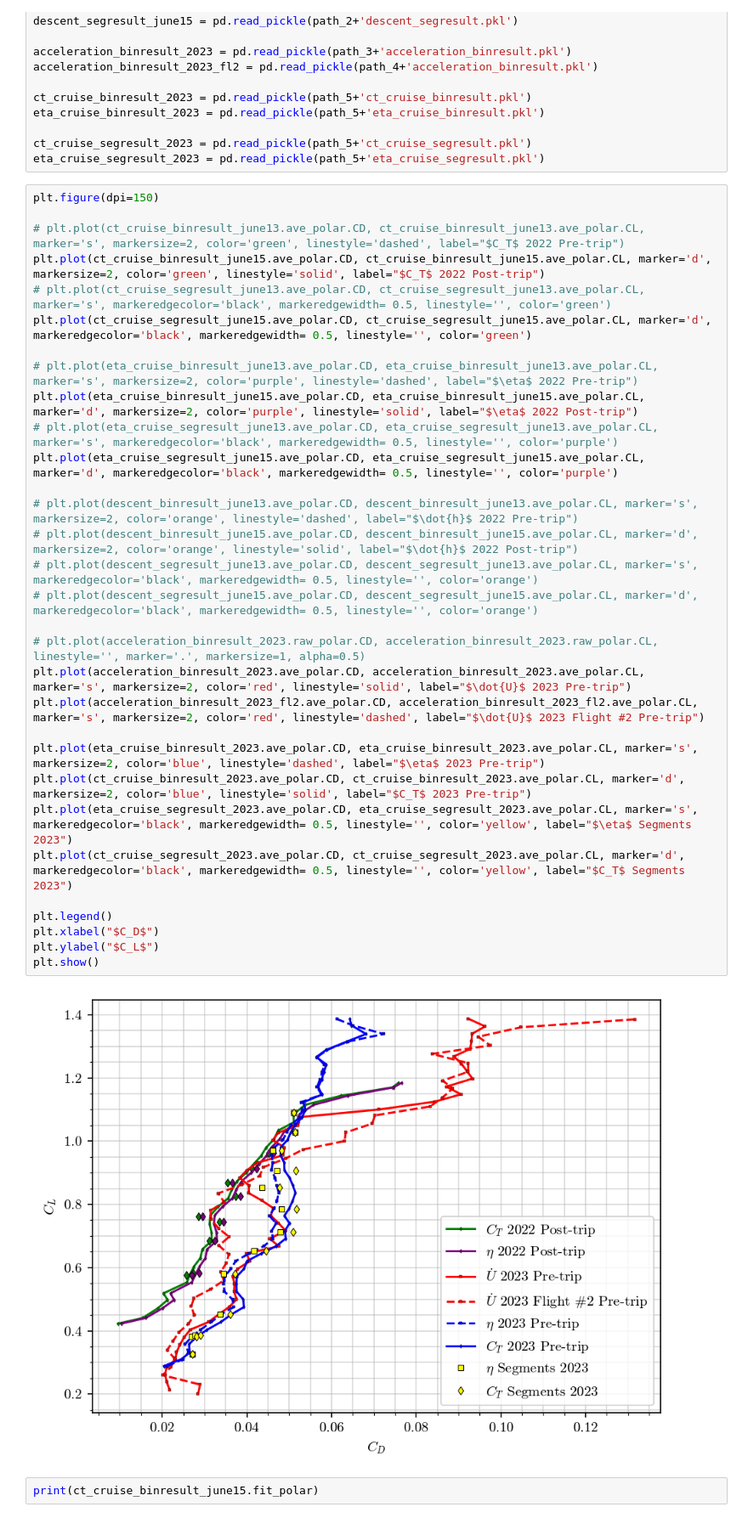
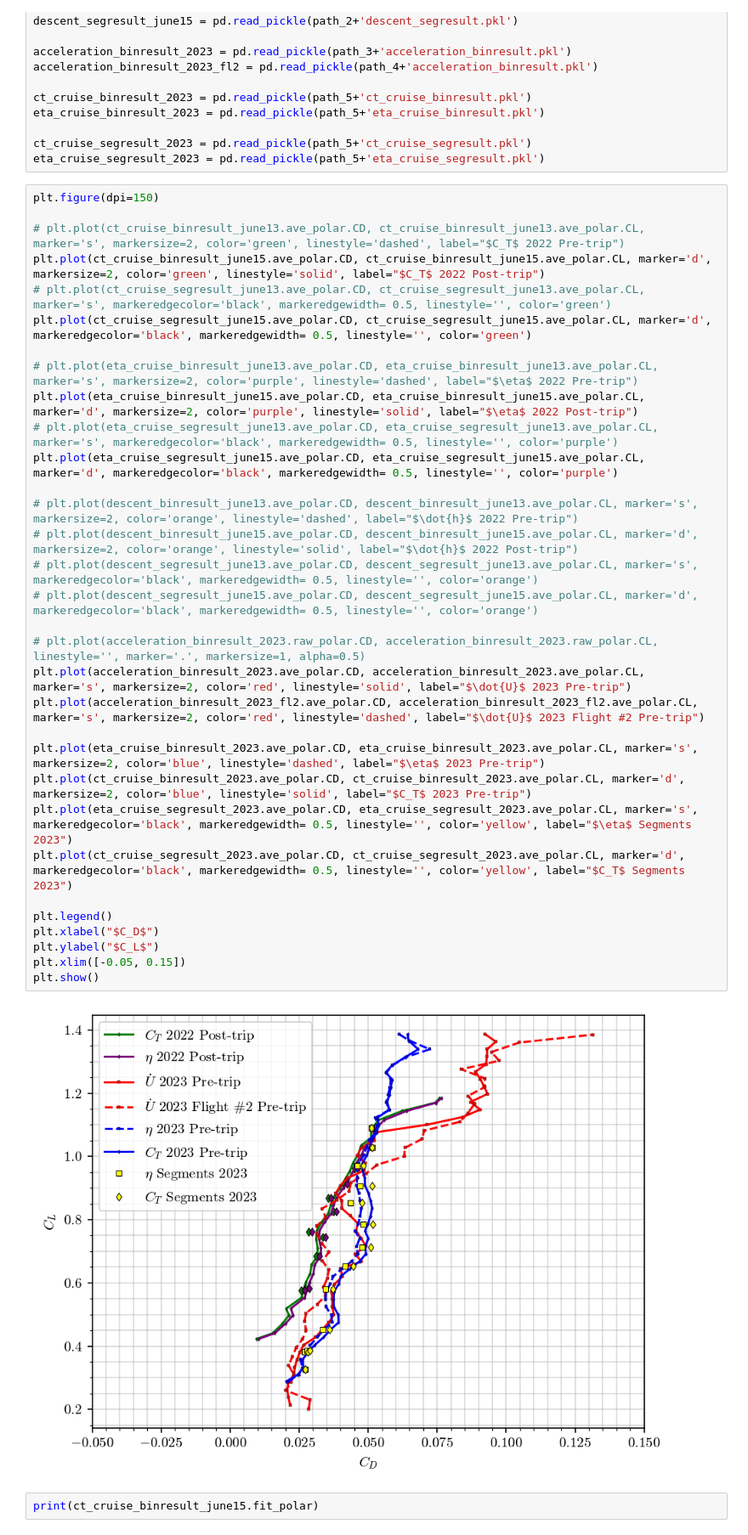
Before and after one commit to wkemp-edu/ArduPilot_AnalysisSuite, a Jupyter notebook: Investigations/2023-07-14_Comparison_2022Polars.ipynb, the cells around one changed output. Shown at 85% size. Saved outputs shown, nothing was run; the diff lists cells and outputs as text.

```diff
--- a/Investigations/2023-07-14_Comparison_2022Polars.ipynb
+++ b/Investigations/2023-07-14_Comparison_2022Polars.ipynb
@@ -56,34 +56,35 @@ plt.figure(dpi=150)
 
 # plt.plot(ct_cruise_binresult_june13.ave_polar.CD, ct_cruise_binresult_june13.ave_polar.CL, marker='s', markersize=2, color='green', linestyle='dashed', label="$C_T$ 2022 Pre-trip")
 plt.plot(ct_cruise_binresult_june15.ave_polar.CD, ct_cruise_binresult_june15.ave_polar.CL, marker='d', markersize=2, color='green', linestyle='solid', label="$C_T$ 2022 Post-trip")
 # plt.plot(ct_cruise_segresult_june13.ave_polar.CD, ct_cruise_segresult_june13.ave_polar.CL, marker='s', markeredgecolor='black', markeredgewidth= 0.5, linestyle='', color='green')
 plt.plot(ct_cruise_segresult_june15.ave_polar.CD, ct_cruise_segresult_june15.ave_polar.CL, marker='d', markeredgecolor='black', markeredgewidth= 0.5, linestyle='', color='green')
 
 # plt.plot(eta_cruise_binresult_june13.ave_polar.CD, eta_cruise_binresult_june13.ave_polar.CL, marker='s', markersize=2, color='purple', linestyle='dashed', label="$\eta$ 2022 Pre-trip")
 plt.plot(eta_cruise_binresult_june15.ave_polar.CD, eta_cruise_binresult_june15.ave_polar.CL, marker='d', markersize=2, color='purple', linestyle='solid', label="$\eta$ 2022 Post-trip")
 # plt.plot(eta_cruise_segresult_june13.ave_polar.CD, eta_cruise_segresult_june13.ave_polar.CL, marker='s', markeredgecolor='black', markeredgewidth= 0.5, linestyle='', color='purple')
 plt.plot(eta_cruise_segresult_june15.ave_polar.CD, eta_cruise_segresult_june15.ave_polar.CL, marker='d', markeredgecolor='black', markeredgewidth= 0.5, linestyle='', color='purple')
 
 # plt.plot(descent_binresult_june13.ave_polar.CD, descent_binresult_june13.ave_polar.CL, marker='s', markersize=2, color='orange', linestyle='dashed', label="$\dot{h}$ 2022 Pre-trip")
 # plt.plot(descent_binresult_june15.ave_polar.CD, descent_binresult_june15.ave_polar.CL, marker='d', markersize=2, color='orange', linestyle='solid', label="$\dot{h}$ 2022 Post-trip")
 # plt.plot(descent_segresult_june13.ave_polar.CD, descent_segresult_june13.ave_polar.CL, marker='s', markeredgecolor='black', markeredgewidth= 0.5, linestyle='', color='orange')
 # plt.plot(descent_segresult_june15.ave_polar.CD, descent_segresult_june15.ave_polar.CL, marker='d', markeredgecolor='black', markeredgewidth= 0.5, linestyle='', color='orange')
 
 # plt.plot(acceleration_binresult_2023.raw_polar.CD, acceleration_binresult_2023.raw_polar.CL, linestyle='', marker='.', markersize=1, alpha=0.5)
 plt.plot(acceleration_binresult_2023.ave_polar.CD, acceleration_binresult_2023.ave_polar.CL, marker='s', markersize=2, color='red', linestyle='solid', label="$\dot{U}$ 2023 Pre-trip")
 plt.plot(acceleration_binresult_2023_fl2.ave_polar.CD, acceleration_binresult_2023_fl2.ave_polar.CL, marker='s', markersize=2, color='red', linestyle='dashed', label="$\dot{U}$ 2023 Flight #2 Pre-trip")
 
 plt.plot(eta_cruise_binresult_2023.ave_polar.CD, eta_cruise_binresult_2023.ave_polar.CL, marker='s', markersize=2, color='blue', linestyle='dashed', label="$\eta$ 2023 Pre-trip")
 plt.plot(ct_cruise_binresult_2023.ave_polar.CD, ct_cruise_binresult_2023.ave_polar.CL, marker='d', markersize=2, color='blue', linestyle='solid', label="$C_T$ 2023 Pre-trip")
 plt.plot(eta_cruise_segresult_2023.ave_polar.CD, eta_cruise_segresult_2023.ave_polar.CL, marker='s', markeredgecolor='black', markeredgewidth= 0.5, linestyle='', color='yellow', label="$\eta$ Segments 2023")
 plt.plot(ct_cruise_segresult_2023.ave_polar.CD, ct_cruise_segresult_2023.ave_polar.CL, marker='d', markeredgecolor='black', markeredgewidth= 0.5, linestyle='', color='yellow', label="$C_T$ Segments 2023")
 
 plt.legend()
 plt.xlabel("$C_D$")
 plt.ylabel("$C_L$")
+plt.xlim([-0.05, 0.15])
 plt.show()
 # %% [output]
-[figure, old version]
+[figure, new version]
 # %%
 print(ct_cruise_binresult_june15.fit_polar)
 # %% [output]
```
Also changed, not shown: 5 other files.
